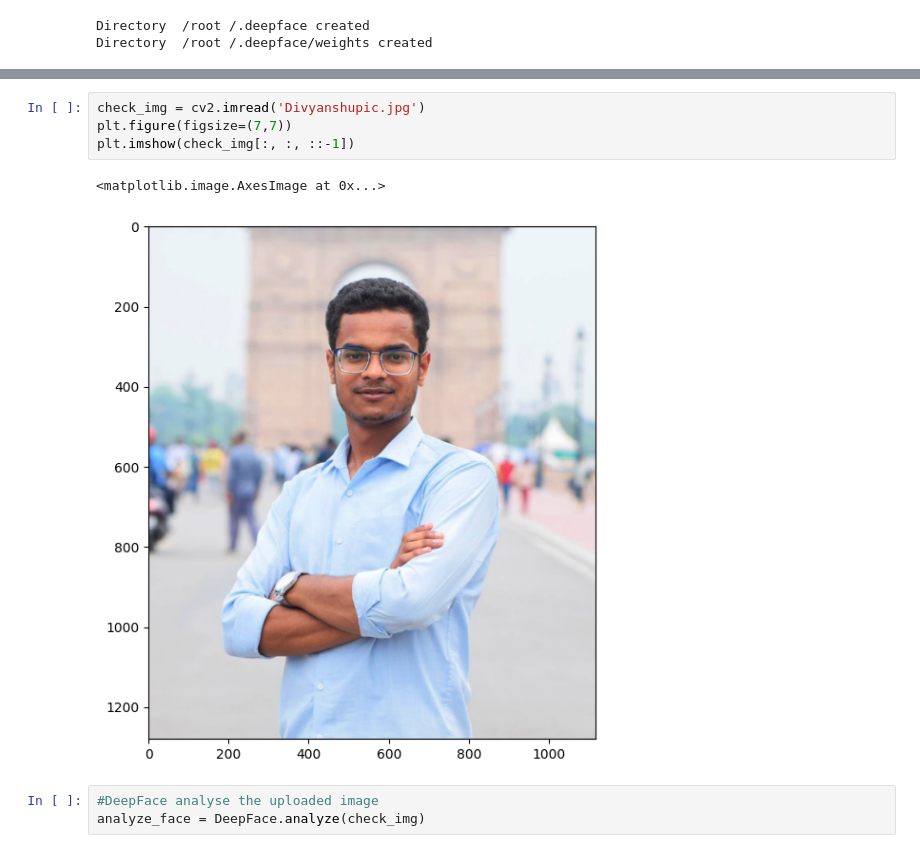
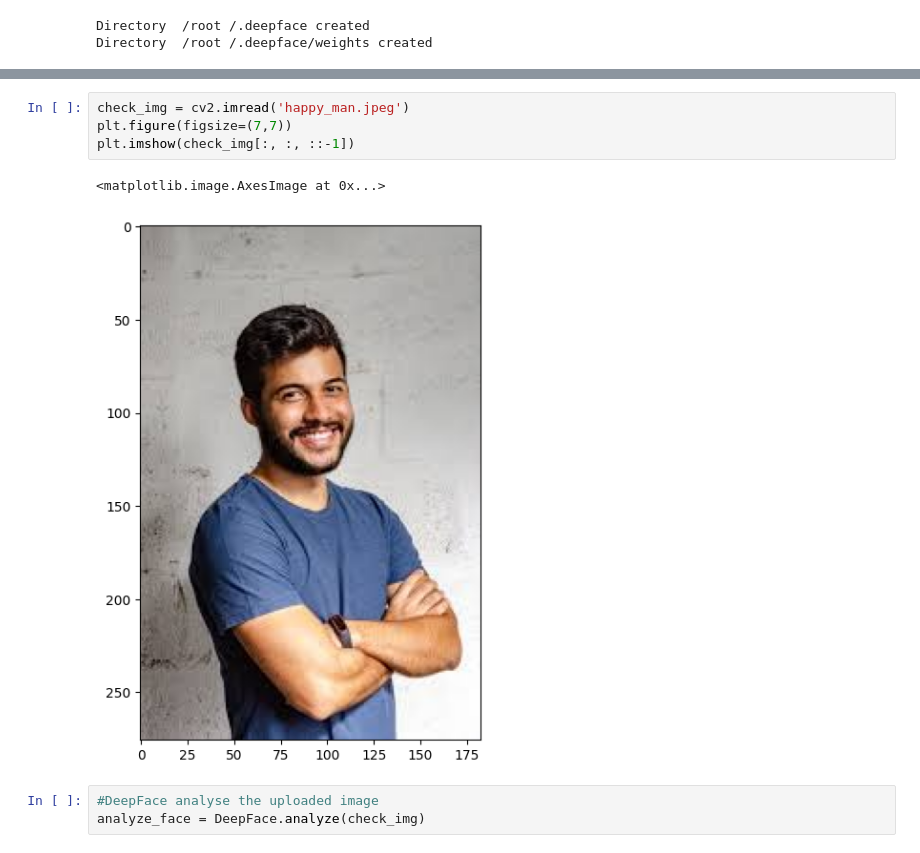
Before and after one commit to divyanshuxpandey/senstivity_deepface, a Jupyter notebook: DeepFace.ipynb, the cells around one changed output, grey strips where cells are left out. Drawn from its saved outputs; the diff is of its cells as text.

```diff
--- a/DeepFace.ipynb
+++ b/DeepFace.ipynb
@@ -37,10 +37,10 @@ Saving Divyanshupic.jpg to Divyanshupic.jpg
 # %%
-check_img = cv2.imread('Divyanshupic.jpg')
+check_img = cv2.imread('happy_man.jpeg')
 plt.figure(figsize=(7,7))
 plt.imshow(check_img[:, :, ::-1])
 # %% [output]
 <matplotlib.image.AxesImage at 0x...>
-[figure, old version]
+[figure, new version]
 # %%
 #DeepFace analyse the uploaded image
 analyze_face = DeepFace.analyze(check_img)
```
Also changed, not shown: parts of 3 cells of this notebook.
